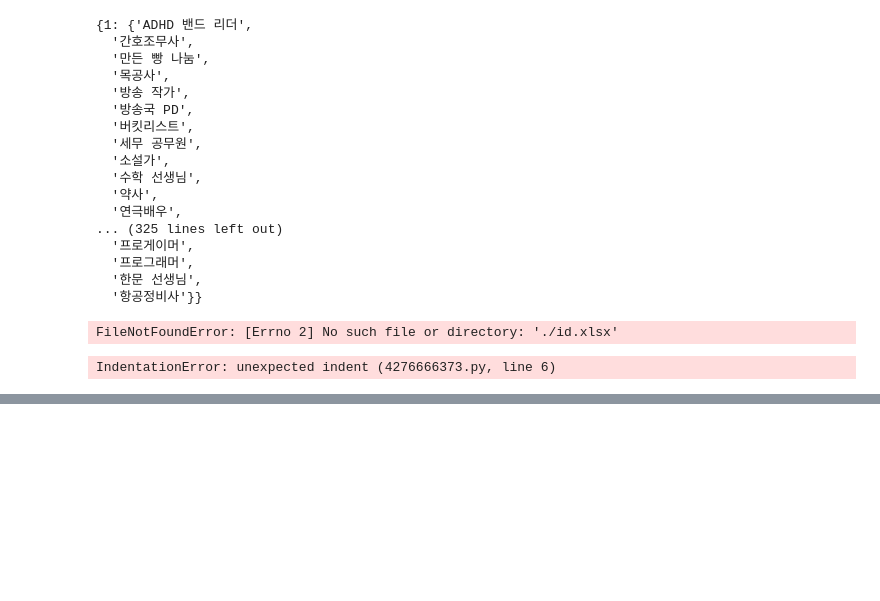
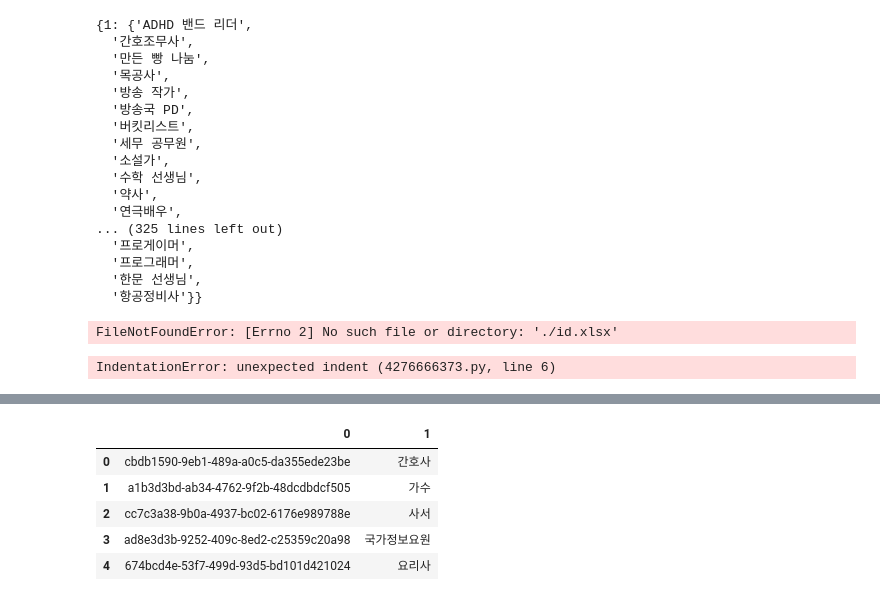
Before and after one commit to seojun1993/416, a Jupyter notebook: student_parse.ipynb, the cells around one changed output, grey strips where cells are left out. Cells and saved outputs as stored; diff of their text form; code cells hidden in the pictures; blank space fills up the shorter version.

```diff
--- a/student_parse.ipynb
+++ b/student_parse.ipynb
@@ -404,0 +407,34 @@ list(s)
+# %%
+user = 'root' # postgresql DB user ID
+password = '1efqtf2dlrableek' # password
+host_product = 'svc.sel5.cloudtype.app' # 서버 IP
+dbname = 'postgres' # DB Name
+port='30056' # port number
+
+product_connection_string = "dbname={dbname} user={user} host={host} password={password} port={port}".format(dbname=dbname,
+                                    user=user,
+                                    host=host_product,
+                                    password=password,
+                                    port=port)
+# %%
+try:
+    conn = psycopg2.connect(product_connection_string)
+except:
+    print("I am unable to connect to the database")
+
+cur = conn.cursor()
+# 여기까지 DB접속을 위해서 항상 필요
+
+# DB의 table을 DataFrame으로 가져오기
+cur.execute("SELECT * FROM dreams") # table_nm 테이블 select
+
+
+table_nm = pd.DataFrame(cur.fetchall())
+table_nm.head()
+# %% [output]
+|  | 0 | 1 |
+| 0 | cbdb1590-9eb1-489a-a0c5-da355ede23be | 간호사 |
+| 1 | a1b3d3bd-ab34-4762-9f2b-48dcdbdcf505 | 가수 |
+| 2 | cc7c3a38-9b0a-4937-bc02-6176e989788e | 사서 |
+| 3 | ad8e3d3b-9252-409c-8ed2-c25359c20a98 | 국가정보요원 |
+| 4 | 674bcd4e-53f7-499d-93d5-bd101d421024 | 요리사 |
```
Also changed, not shown: parts of 5 cells of this notebook, 13 other files.
